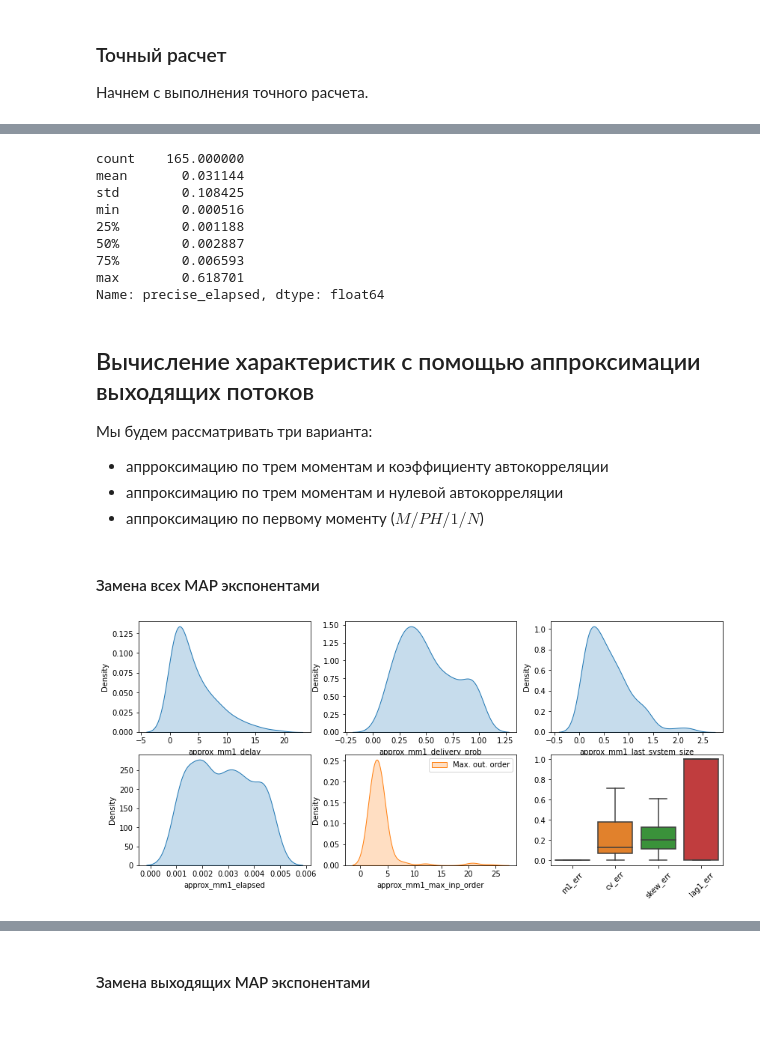
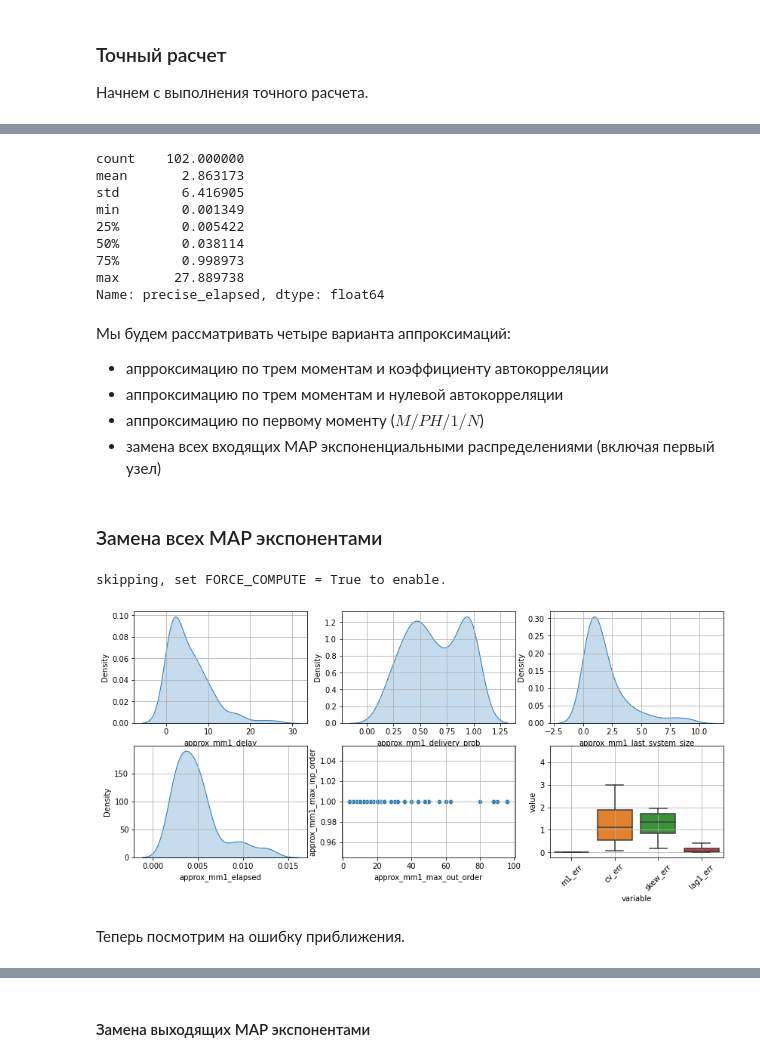
Before and after one commit to ipu69/pyqumo_old, a Jupyter notebook: experiments/1.1. Tandem performance with approximations.ipynb, the cells around one changed output, grey strips where cells are left out. Drawn from its saved outputs; the diff is of its cells as text; code cells hidden in the pictures; blank space fills up the shorter version.

```diff
--- a/experiments/1.1. Tandem performance with approximations.ipynb
+++ b/experiments/1.1. Tandem performance with approximations.ipynb
@@ -615,13 +645,21 @@ TypeError: self.randoms cannot be converted to a Python object for pickling
 # %%
 def plot_solution_stats(df, prefix):
     fig, axes = plt.subplots(nrows=2, ncols=3, figsize=(14, 6))
-    sns.kdeplot(ax=axes[0][0], data=df, x=f'{prefix}_delay', fill=True)
-    sns.kdeplot(ax=axes[0][1], data=df, x=f'{prefix}_delivery_prob', fill=True)
-    sns.kdeplot(ax=axes[0][2], data=df, x=f'{prefix}_last_system_size', fill=True)
-    sns.kdeplot(ax=axes[1][0], data=df, x=f'{prefix}_elapsed', fill=True)
 
-    sns.kdeplot(ax=axes[1][1], data=df, x=f'{prefix}_max_inp_order', fill=True, label="Max. inp. order")
-    sns.kdeplot(ax=axes[1][1], data=df, x=f'{prefix}_max_out_order', fill=True, label="Max. out. order")
+    col_delay = f'{prefix}_delay'
+    col_delivery_prob = f'{prefix}_delivery_prob'
+    col_system_size = f'{prefix}_last_system_size'
+    col_elapsed = f'{prefix}_elapsed'
+    col_inp_order = f'{prefix}_max_inp_order'
+    col_out_order = f'{prefix}_max_out_order'
+
+    sns.kdeplot(ax=axes[0][0], data=df, x=col_delay, fill=True)
+    sns.kdeplot(ax=axes[0][1], data=df, x=col_delivery_prob, fill=True)
+    sns.kdeplot(ax=axes[0][2], data=df, x=col_system_size, fill=True)
+    sns.kdeplot(ax=axes[1][0], data=df, x=col_elapsed, fill=True)
+
+#     sns.histplot(ax=axes[1][1], data=df, x=, fill=True, label="Max. inp. order", color=[CMAP(0)])
+    sns.scatterplot(ax=axes[1][1], data=df, x=col_out_order, y=col_inp_order)
 
     g = sns.boxplot(ax=axes[1][2], x="variable", y="value",
                 data=pd.melt(df[[
@@ -629,7 +667,8 @@ def plot_solution_stats(df, prefix):
                     f'{prefix}_skew_err', f'{prefix}_lag1_err'
                 ]]), fliersize=0)
     g.set_xticklabels(['m1_err', 'cv_err', 'skew_err', 'lag1_err'], rotation=45)
-    axes[1][2].set_xlabel('')
-    axes[1][2].set_ylabel('')
-    axes[1][1].legend()
+
+    for ax_row in axes:
+        for ax in ax_row:
+            ax.grid()
 # %%
@@ -652,21 +691,20 @@ max        0.999100
 Name: precise_delivery_prob, dtype: float64
 # %%
-input_data['precise_elapsed'].describe()
+GEN_DF['precise_elapsed'].describe()
 # %% [output]
-count    165.000000
-mean       0.031144
-std        0.108425
-min        0.000516
-25%        0.001188
-50%        0.002887
-75%        0.006593
-max        0.618701
+count    102.000000
+mean       2.863173
+std        6.416905
+min        0.001349
+25%        0.005422
+50%        0.038114
+75%        0.998973
+max       27.889738
 Name: precise_elapsed, dtype: float64
 # %% [markdown]
-## Вычисление характеристик с помощью аппроксимации выходящих потоков
-
-Мы будем рассматривать три варианта:
+Мы будем рассматривать четыре варианта аппроксимаций:
 
 - апрроксимацию по трем моментам и коэффициенту автокорреляции
 - аппроксимацию по трем моментам и нулевой автокорреляции
 - аппроксимацию по первому моменту ($M/PH/1/N$)
+- замена всех входящих MAP экспоненциальными распределениями (включая первый узел)
@@ -691,12 +711,17 @@ def fit_departure(departure: MarkovArrival, use_lag: bool, only_mean: bool) -> M
 # %% [markdown]
-#### Замена всех MAP экспонентами
+### Замена всех MAP экспонентами
 # %%
-input_data = apply_iterative_solution(
-    input_data,
+GEN_DF = apply_iterative_solution(
+    GEN_DF,
     prefix='approx_mm1',
-    reducer=lambda marp: fit_departure(marp, use_lag=False, only_mean=True),
-    reduce_arrival=True)
+    reduce=True, use_lag=False, only_mean=True,
+    reduce_arrival=True,
+)
+# %% [output]
+skipping, set FORCE_COMPUTE = True to enable.
 # %%
-plot_solution_stats(input_data[input_data.precise_skipped == False], 'approx_mm1')
+plot_solution_stats(GEN_DF[GEN_DF.precise_skipped == False], 'approx_mm1')
 # %% [output]
-[figure, old version]
+[figure, new version]
+# %% [markdown]
+Теперь посмотрим на ошибку приближения.
```
Also changed, not shown: parts of 44 cells of this notebook, 6 other files.
